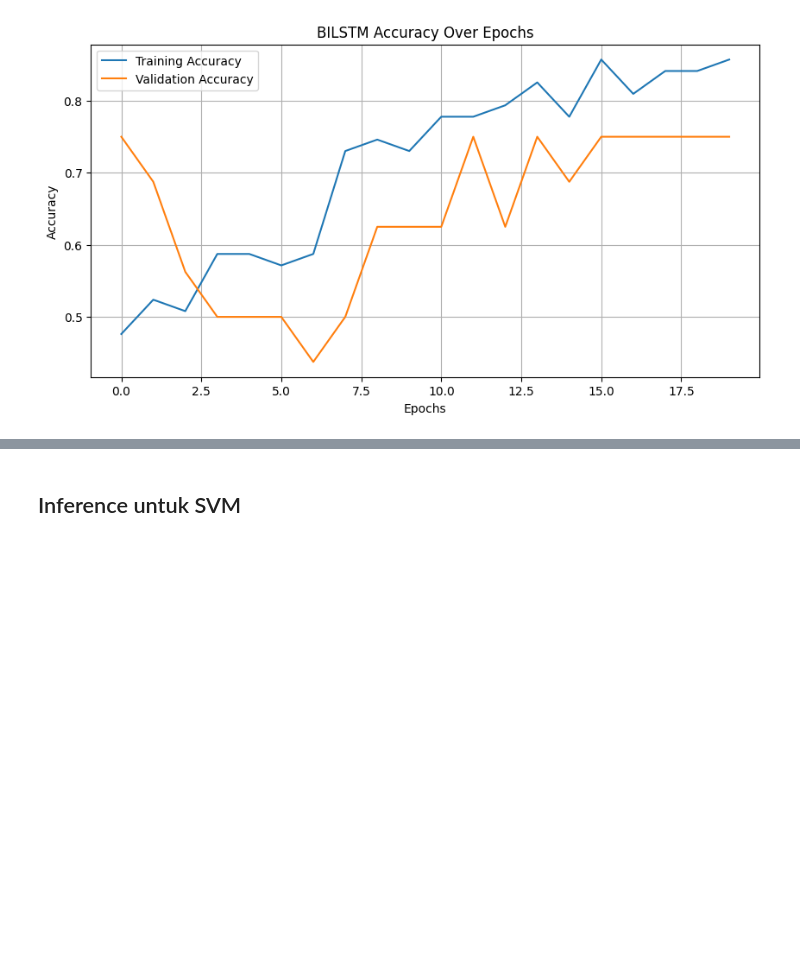
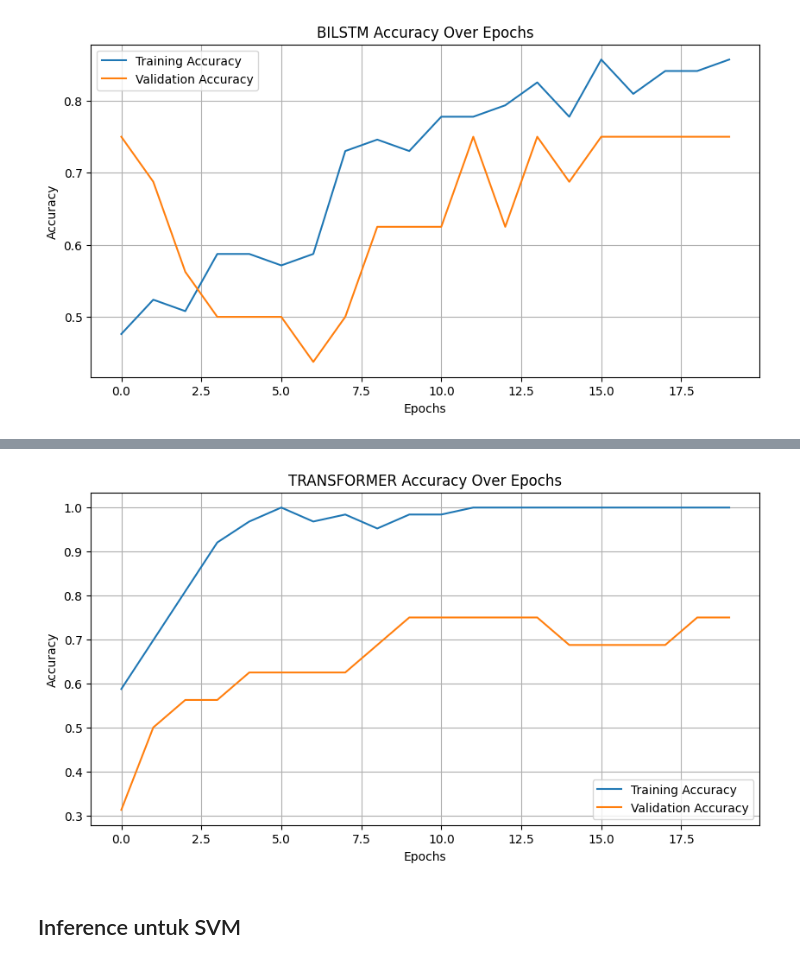
Before and after one commit to XMB234/Bioinformatic-Project---DNA-Classification, a Jupyter notebook: CleanBioinformatic_Project_1.ipynb, the cells around one changed output, grey strips where cells are left out. Saved outputs shown, nothing was run; the diff lists cells and outputs as text; code cells hidden in the pictures; blank space fills up the shorter version.

```diff
--- a/CleanBioinformatic_Project_1.ipynb
+++ b/CleanBioinformatic_Project_1.ipynb
@@ -718,3 +724,7 @@ array([[1],
+# %%
+trainer.plot_history()
+# %% [output]
+[figure, added]
 # %%
 # Prediksi
 y_pred_dl = model_bi.predict(X_test_reshaped)
```
Also changed, not shown: parts of 7 cells of this notebook.
